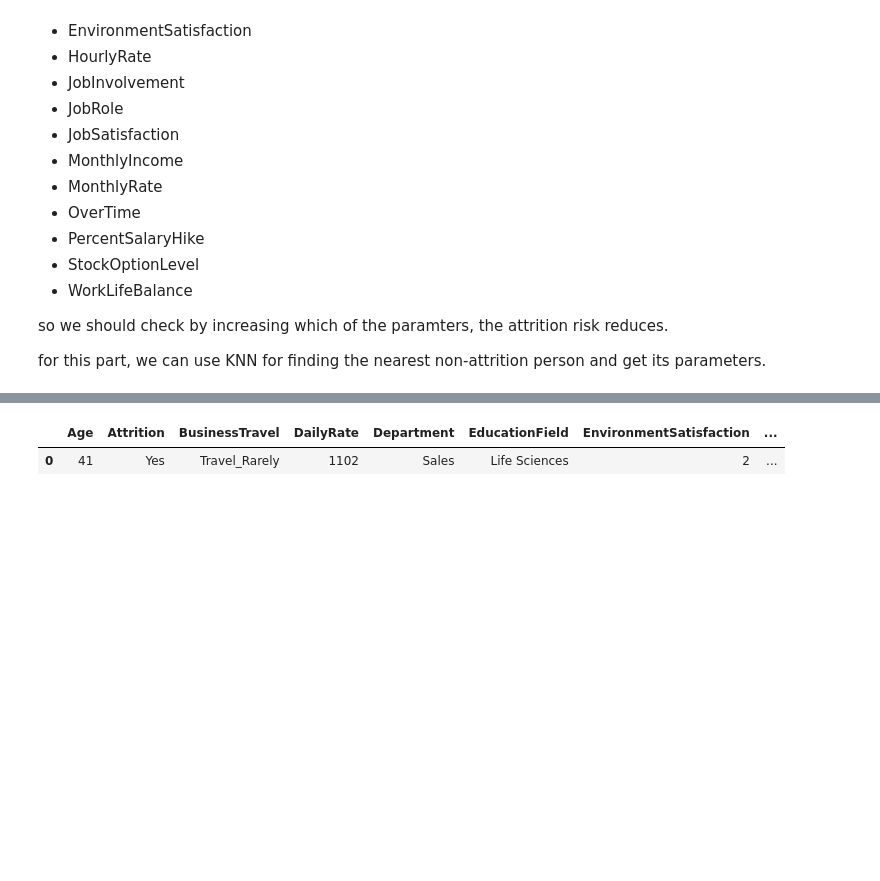
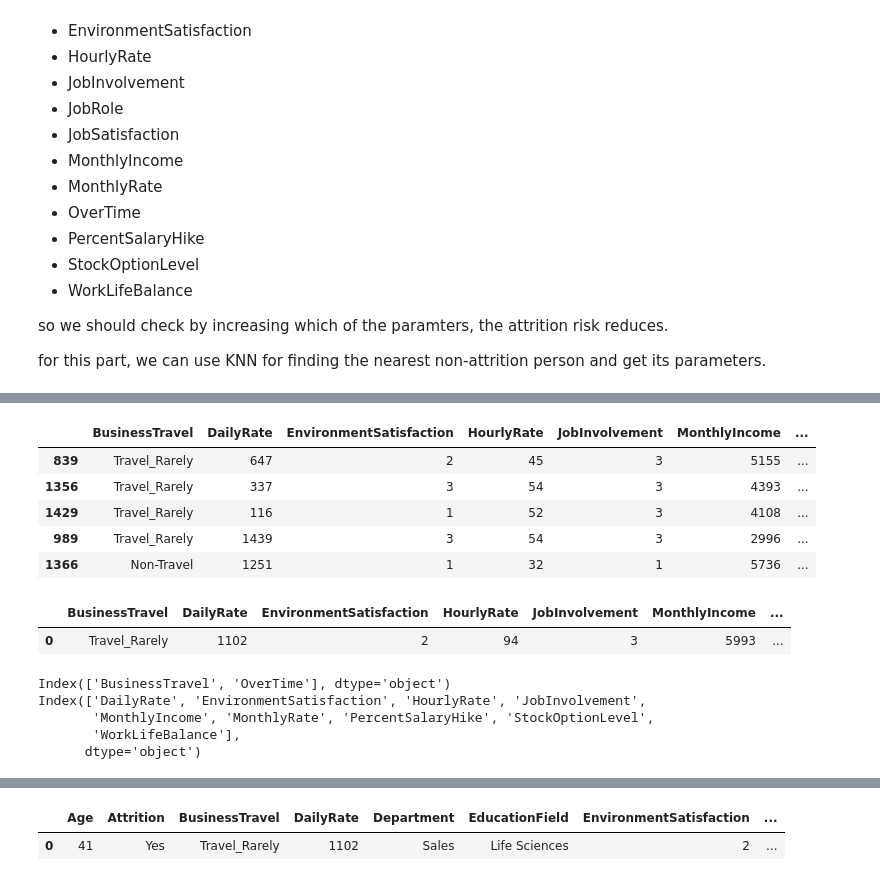
Before and after one commit to MahdiEsrafili/HR_Attrition_prediction, a Jupyter notebook: HR_talent_management.ipynb, the cells around one changed output, grey strips where cells are left out. Saved outputs shown, nothing was run; the diff lists cells and outputs as text; code cells hidden in the pictures; blank space fills up the shorter version.

```diff
--- a/HR_talent_management.ipynb
+++ b/HR_talent_management.ipynb
@@ -532,0 +557,21 @@ pure_data.iloc[indx]
+# %%
+analyze_on = ['BusinessTravel', 'DailyRate',
+              'EnvironmentSatisfaction', 'HourlyRate', 'JobInvolvement',
+              'MonthlyIncome', 'MonthlyRate', 'OverTime', 'PercentSalaryHike',
+              'StockOptionLevel',
+              'WorkLifeBalance']
+# %%
+rec_an = pure_data.iloc[indx.index][analyze_on]
+rec_an
+# %% [output]
+|  | BusinessTravel | DailyRate | EnvironmentSatisfaction | HourlyRate | JobInvolvement | MonthlyIncome | ... |
+| 839 | Travel_Rarely | 647 | 2 | 45 | 3 | 5155 | ... |
+| 1356 | Travel_Rarely | 337 | 3 | 54 | 3 | 4393 | ... |
+| 1429 | Travel_Rarely | 116 | 1 | 52 | 3 | 4108 | ... |
+| 989 | Travel_Rarely | 1439 | 3 | 54 | 3 | 2996 | ... |
+| 1366 | Non-Travel | 1251 | 1 | 32 | 1 | 5736 | ... |
+# %%
+pure_data.iloc[:1][analyze_on]
+# %% [output]
+|  | BusinessTravel | DailyRate | EnvironmentSatisfaction | HourlyRate | JobInvolvement | MonthlyIncome | ... |
+| 0 | Travel_Rarely | 1102 | 2 | 94 | 3 | 5993 | ... |
@@ -532,0 +580,9 @@ pure_data.iloc[indx]
+# %%
+print(pure_data.iloc[:1][analyze_on].select_dtypes('object').columns)
+print(pure_data.iloc[:1][analyze_on].select_dtypes('number').columns)
+# %% [output]
+Index(['BusinessTravel', 'OverTime'], dtype='object')
+Index(['DailyRate', 'EnvironmentSatisfaction', 'HourlyRate', 'JobInvolvement',
+       'MonthlyIncome', 'MonthlyRate', 'PercentSalaryHike', 'StockOptionLevel',
+       'WorkLifeBalance'],
+      dtype='object')
```
Also changed, not shown: parts of 20 cells of this notebook, 3 other files.
